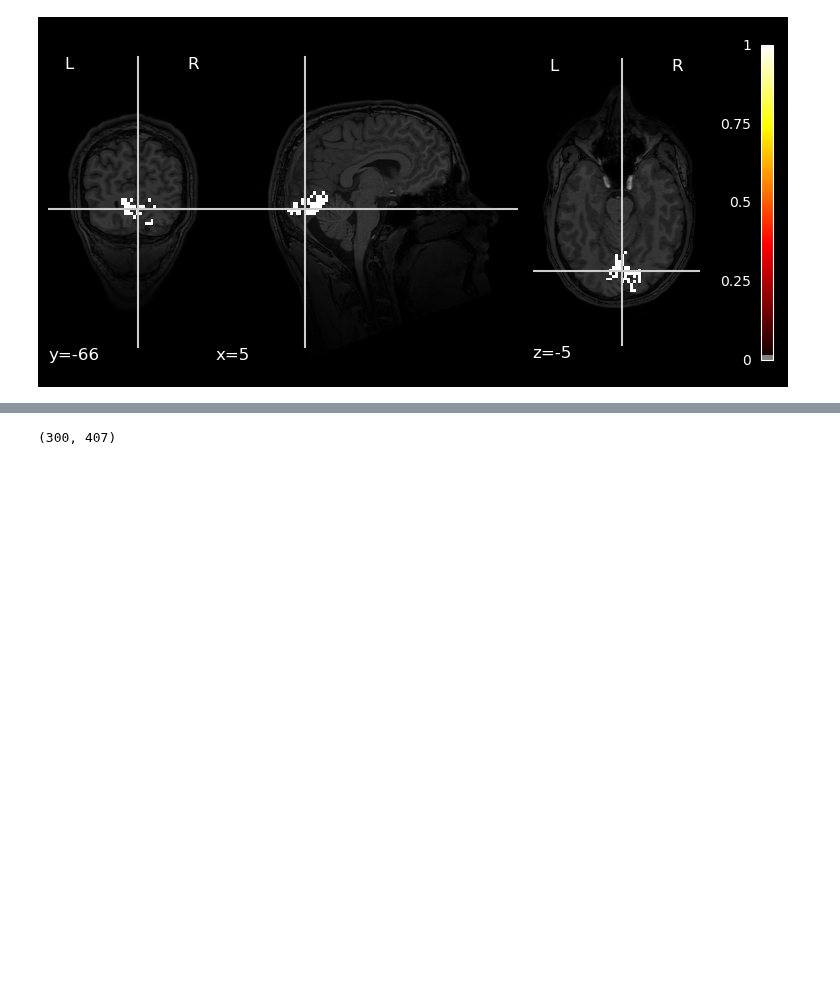
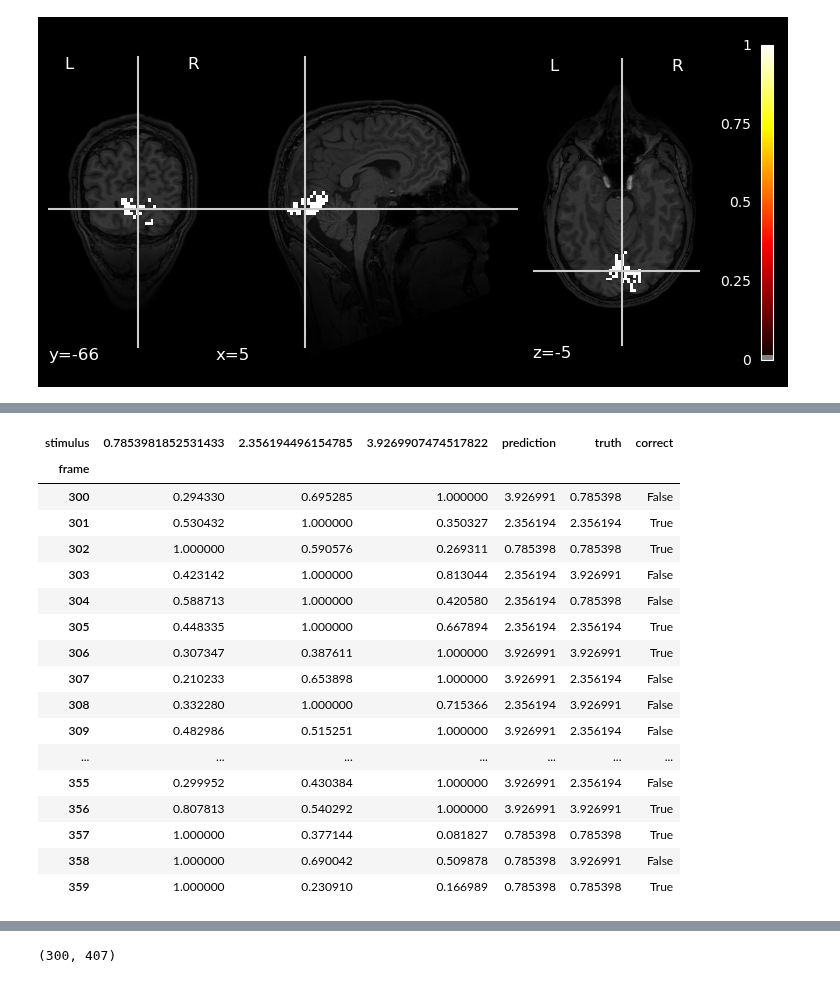
Before and after one commit to ruffgroup/multlearn, a Jupyter notebook: Modelling/Decoding/fit_encoding.ipynb, the cells around one changed output, grey strips where cells are left out. Cells and saved outputs as stored; diff of their text form; code cells hidden in the pictures; blank space fills up the shorter version.

```diff
--- a/Modelling/Decoding/fit_encoding.ipynb
+++ b/Modelling/Decoding/fit_encoding.ipynb
@@ -311,3 +259,24 @@ posterior_stats = pd.concat(posterior_stats, keys=np.arange(1,7), names=['run'])
+# %%
+posterior
+# %% [output]
+| stimulus | 0.7853981852531433 | 2.356194496154785 | 3.9269907474517822 | prediction | truth | correct |
+| frame |  |  |  |  |  |  |
+| 300 | 0.294330 | 0.695285 | 1.000000 | 3.926991 | 0.785398 | False |
+| 301 | 0.530432 | 1.000000 | 0.350327 | 2.356194 | 2.356194 | True |
+| 302 | 1.000000 | 0.590576 | 0.269311 | 0.785398 | 0.785398 | True |
+| 303 | 0.423142 | 1.000000 | 0.813044 | 2.356194 | 3.926991 | False |
+| 304 | 0.588713 | 1.000000 | 0.420580 | 2.356194 | 0.785398 | False |
+| 305 | 0.448335 | 1.000000 | 0.667894 | 2.356194 | 2.356194 | True |
+| 306 | 0.307347 | 0.387611 | 1.000000 | 3.926991 | 3.926991 | True |
+| 307 | 0.210233 | 0.653898 | 1.000000 | 3.926991 | 2.356194 | False |
+| 308 | 0.332280 | 1.000000 | 0.715366 | 2.356194 | 3.926991 | False |
+| 309 | 0.482986 | 0.515251 | 1.000000 | 3.926991 | 2.356194 | False |
+| ... | ... | ... | ... | ... | ... | ... |
+| 355 | 0.299952 | 0.430384 | 1.000000 | 3.926991 | 2.356194 | False |
+| 356 | 0.807813 | 0.540292 | 1.000000 | 3.926991 | 3.926991 | True |
+| 357 | 1.000000 | 0.377144 | 0.081827 | 0.785398 | 0.785398 | True |
+| 358 | 1.000000 | 0.690042 | 0.509878 | 0.785398 | 3.926991 | False |
+| 359 | 1.000000 | 0.230910 | 0.166989 | 0.785398 | 0.785398 | True |
 # %%
 posterior_stats[['E_error_abs', 'sd']].corr().values[0,1]
 # %% [output]
```
Also changed, not shown: parts of 14 cells of this notebook.
